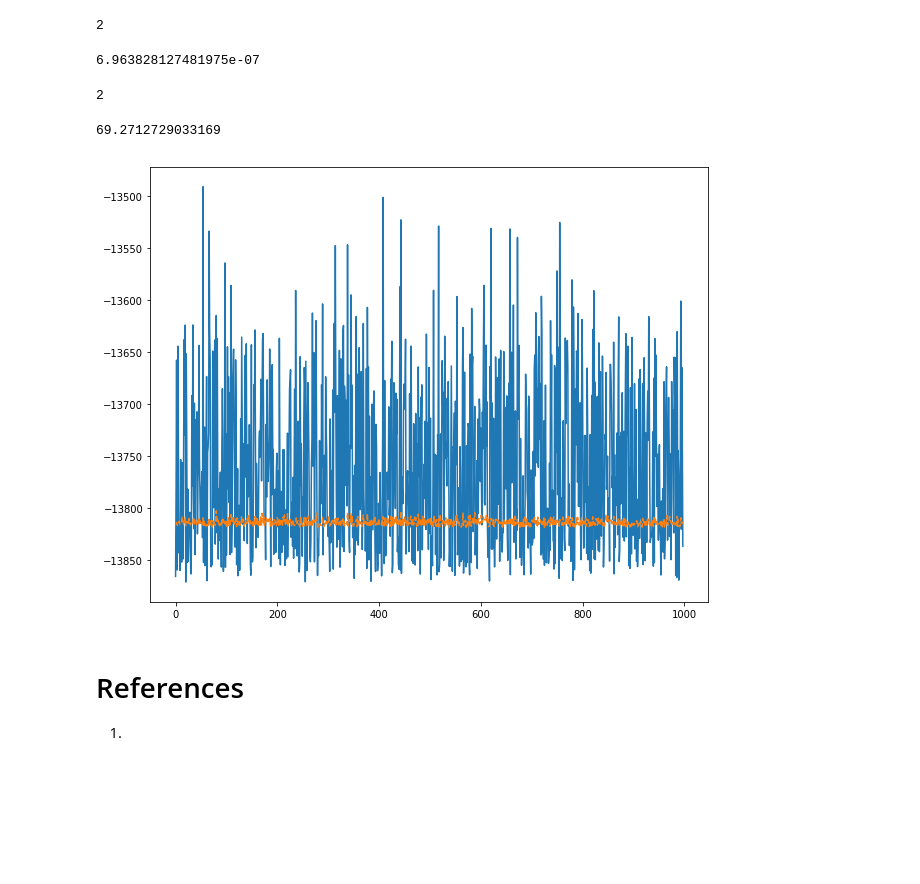
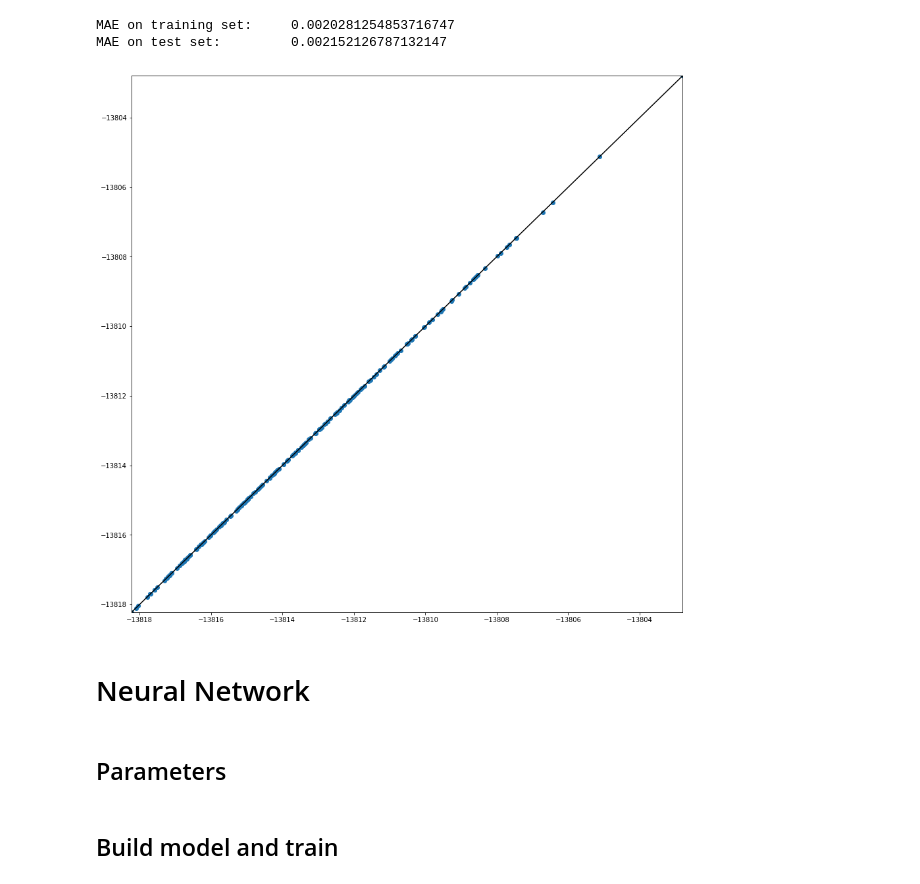
Before and after one commit to simonbatzner/RSI, a Jupyter notebook: RSI 2018-Yatin Chandar.ipynb, the cells around one changed output. Drawn from its saved outputs; the diff is of its cells as text; code cells hidden in the pictures; blank space fills up the shorter version.

Commit message:
built keras NN, added training, plot, and test

```diff
--- a/RSI 2018-Yatin Chandar.ipynb
+++ b/RSI 2018-Yatin Chandar.ipynb
@@ -193,9 +226,4 @@ def split(X):
 # %%
-from sklearn.gaussian_process import GaussianProcessRegressor
-
-def run_gaussian(data, target, tester):
-    gp = GaussianProcessRegressor(n_restarts_optimizer=20)
-    gp.fit(data, target)
-    target_pred, std = gp.predict(tester, return_std=True)
-
-    return (target_pred)
+gp = GaussianProcessRegressor(n_restarts_optimizer=20)
+gp.fit(training, trainingenergy)
+target_pred, std = gp.predict(test, return_std=True)
@@ -207 +230,13 @@ def plot_predict(pred, correct):
+# %%
+def plot_predict(pred, correct):
+    plt.figure(figsize = (10, 8))
+    plt.plot(pred)
+    plt.plot(correct, '--')
+
+def plot_scatter(pred, correct):
+    plt.figure(figsize = (15, 15))
+    plt.scatter(pred, correct)
+    plt.plot(np.linspace(correct.min(), correct.max()), np.linspace(correct.min(), correct.max()), 'k')
+    plt.xlim((correct.min(), correct.max()))
+    plt.ylim((correct.min(), correct.max()))
 # %%
@@ -210,22 +243,17 @@ from sklearn.metrics import mean_absolute_error
 def error_det(pred, correct):
     err = mean_absolute_error(correct, pred)
     return err
-# %%
-training, trainingenergy, test, testenergy = split(dataset)
-target_pred_t = run_gaussian(training, trainingenergy, training)
-error_det(trainingenergy, target_pred_t)
-# %% [output]
-2
-6.963828127481975e-07
-# %%
-training, trainingenergy, test, testenergy = split(dataset)
-target_pred = run_gaussian(training, trainingenergy, test)
-plot_predict(target_pred, testenergy)
-error_det(testenergy, target_pred)
-# %% [output]
-2
-69.2712729033169
-[figure, removed]
-# %% [markdown]
-# References
-1.
+# %%
+target_pred_t = gp.predict(training)
+print("MAE on training set:\t {}".format(error_det(trainingenergy, target_pred_t)))
+target_pred = run_gaussian(training, trainingenergy, test)
+print("MAE on test set:\t {}".format(error_det(testenergy, target_pred)))
+# %% [output]
+MAE on training set:     0.0020281254853716747
+MAE on test set:         0.002152126787132147
+# %%
+plot_scatter(target_pred, testenergy)
+# %% [output]
+[figure, added]
+# %% [markdown]
+# Neural Network
@@ -231,0 +269,2 @@ error_det(testenergy, target_pred)
+# %% [markdown]
+## Parameters
@@ -231,0 +325,2 @@ error_det(testenergy, target_pred)
+# %% [markdown]
+## Build model and train
```
Also changed, not shown: parts of 25 cells of this notebook.
